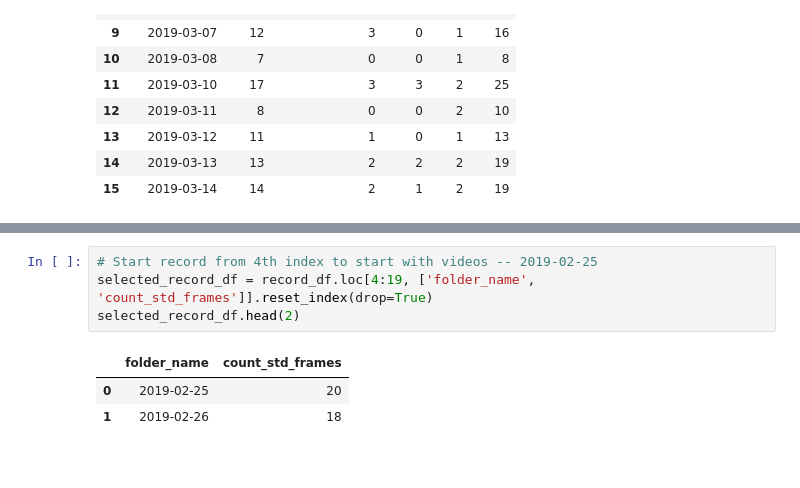
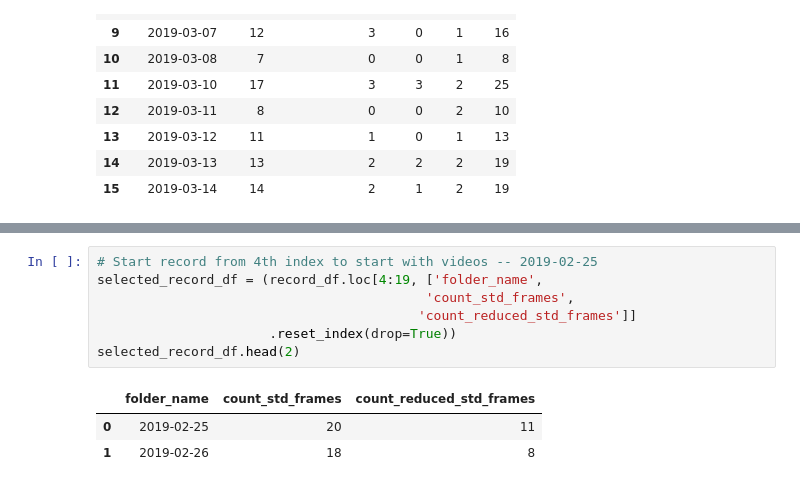
Before and after one commit to aryehzapinsky/sleeper, a Jupyter notebook: notebooks/05_09_19 - Evaluations.ipynb, the cells around one changed output, grey strips where cells are left out. Drawn from its saved outputs; the diff is of its cells as text.

```diff
--- a/notebooks/05_09_19 - Evaluations.ipynb
+++ b/notebooks/05_09_19 - Evaluations.ipynb
@@ -59,12 +59,15 @@ record_df.head(20)
 | 19 | 2019-03-14 | 290 | 26 | [0, 28, 42, 44, 61, 83, 108, 115,... | 16 | [42, 44, 61, 83, 115, 182, 207, 2... | ... |
 # %%
 # Start record from 4th index to start with videos -- 2019-02-25
-selected_record_df = record_df.loc[4:19, ['folder_name', 'count_std_frames']].reset_index(drop=True)
+selected_record_df = (record_df.loc[4:19, ['folder_name',
+                                          'count_std_frames',
+                                         'count_reduced_std_frames']]
+                      .reset_index(drop=True))
 selected_record_df.head(2)
 # %% [output]
-|  | folder_name | count_std_frames |
-| 0 | 2019-02-25 | 20 |
-| 1 | 2019-02-26 | 18 |
+|  | folder_name | count_std_frames | count_reduced_std_frames |
+| 0 | 2019-02-25 | 20 | 11 |
+| 1 | 2019-02-26 | 18 | 8 |
 # %%
 diff = pd.DataFrame(np.abs(selected_record_df['count_std_frames'] - movements_df['total']),
                    columns=['diff'])
```
Also changed, not shown: parts of 2 cells of this notebook, 5 other files.
